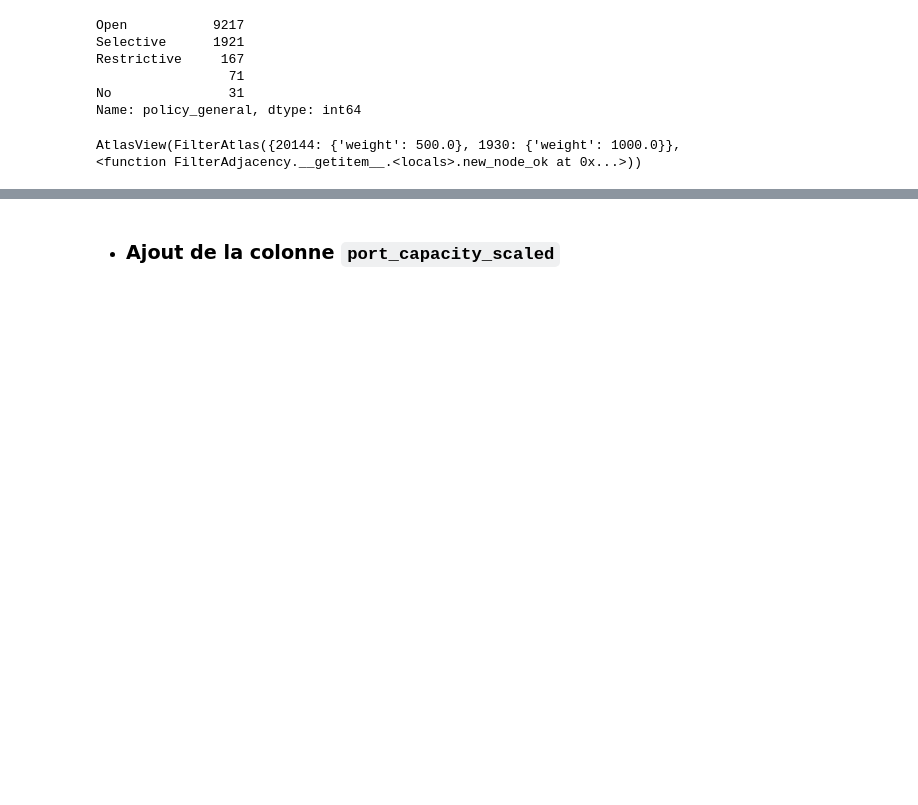
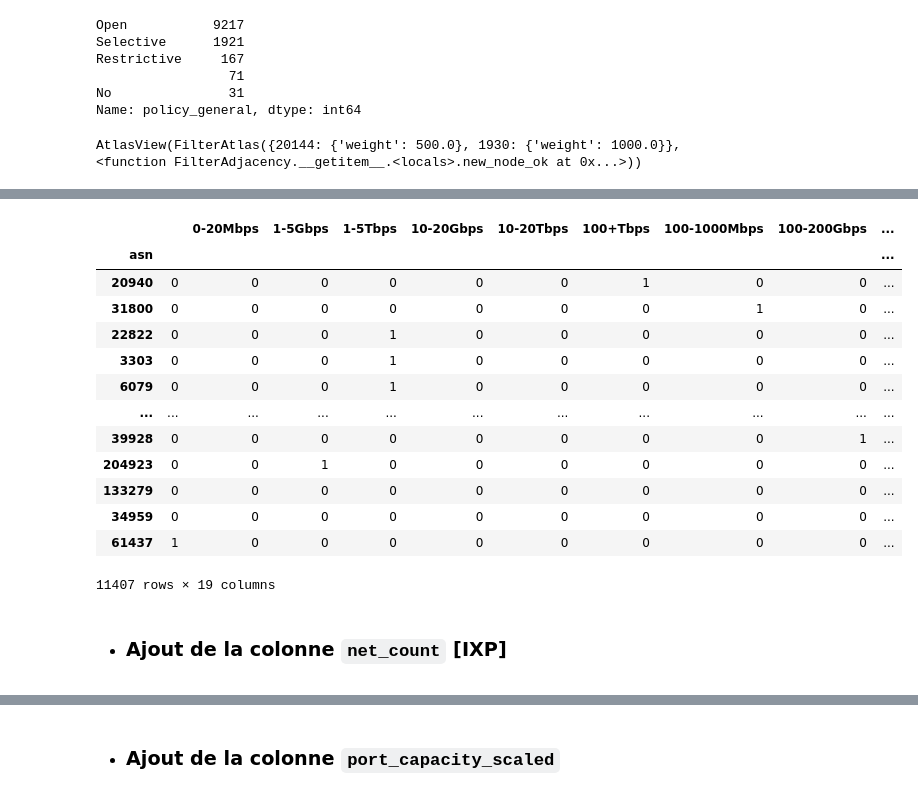
Before and after one commit to Viperine2022/projet_long_GCN_internet, a Jupyter notebook: IMPLANTATION/PeeringDB/peeringDB_data_scaled.ipynb, the cells around one changed output, grey strips where cells are left out. Drawn from its saved outputs; the diff is of its cells as text; code cells hidden in the pictures; blank space fills up the shorter version.

```diff
--- a/IMPLANTATION/PeeringDB/peeringDB_data_scaled.ipynb
+++ b/IMPLANTATION/PeeringDB/peeringDB_data_scaled.ipynb
@@ -388,0 +271,19 @@ AtlasView(FilterAtlas({20144: {'weight': 500.0}, 1930: {'weight': 1000.0}}, <fun
+# %%
+pd.get_dummies(net['info_traffic'])
+# %% [output]
+|  |  | 0-20Mbps | 1-5Gbps | 1-5Tbps | 10-20Gbps | 10-20Tbps | 100+Tbps | 100-1000Mbps | 100-200Gbps | ... |
+| asn |  |  |  |  |  |  |  |  |  | ... |
+| 20940 | 0 | 0 | 0 | 0 | 0 | 0 | 1 | 0 | 0 | ... |
+| 31800 | 0 | 0 | 0 | 0 | 0 | 0 | 0 | 1 | 0 | ... |
+| 22822 | 0 | 0 | 0 | 1 | 0 | 0 | 0 | 0 | 0 | ... |
+| 3303 | 0 | 0 | 0 | 1 | 0 | 0 | 0 | 0 | 0 | ... |
+| 6079 | 0 | 0 | 0 | 1 | 0 | 0 | 0 | 0 | 0 | ... |
+| ... | ... | ... | ... | ... | ... | ... | ... | ... | ... | ... |
+| 39928 | 0 | 0 | 0 | 0 | 0 | 0 | 0 | 0 | 1 | ... |
+| 204923 | 0 | 0 | 1 | 0 | 0 | 0 | 0 | 0 | 0 | ... |
+| 133279 | 0 | 0 | 0 | 0 | 0 | 0 | 0 | 0 | 0 | ... |
+| 34959 | 0 | 0 | 0 | 0 | 0 | 0 | 0 | 0 | 0 | ... |
+| 61437 | 1 | 0 | 0 | 0 | 0 | 0 | 0 | 0 | 0 | ... |
+11407 rows × 19 columns
+# %% [markdown]
+- ### Ajout de la colonne `net_count` [IXP]
```
Also changed, not shown: parts of 29 cells of this notebook, 3 other files.
